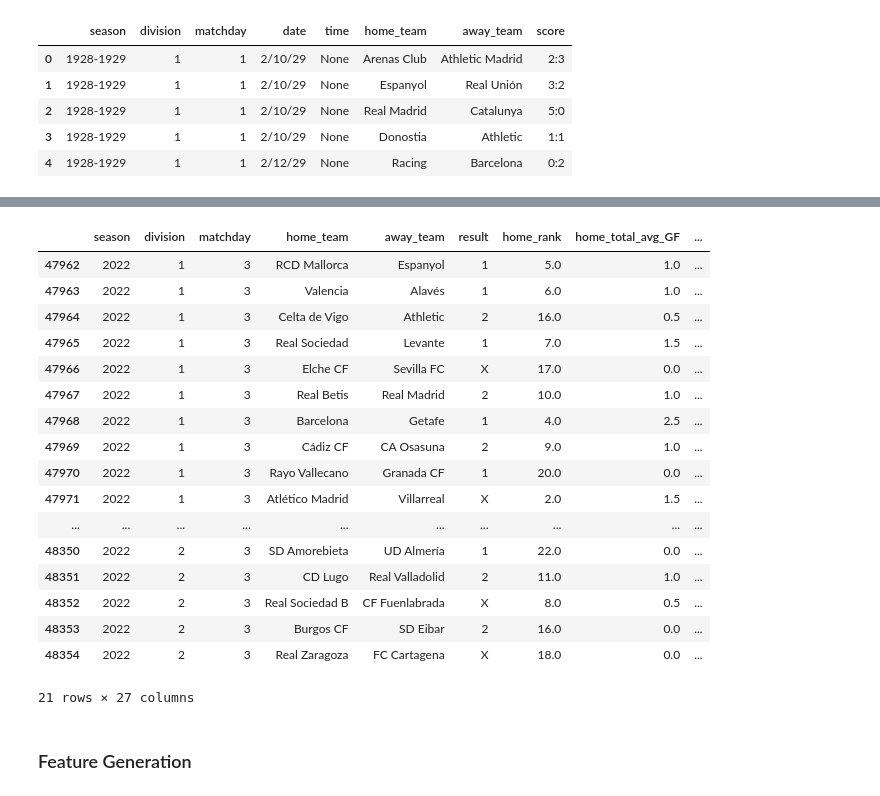
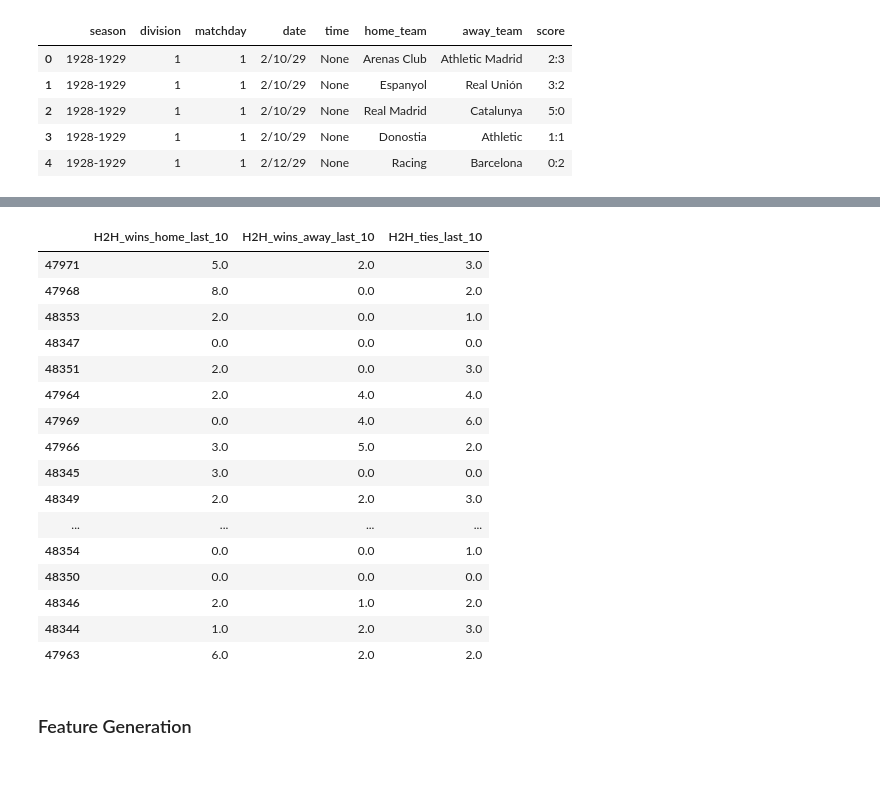
Before and after one commit to ManuIluro22/LaLiga, a Jupyter notebook: analysis/manu.ipynb, the cells around one changed output, grey strips where cells are left out. Saved outputs shown, nothing was run; the diff lists cells and outputs as text; code cells hidden in the pictures.

```diff
--- a/analysis/manu.ipynb
+++ b/analysis/manu.ipynb
@@ -267,5 +439,5 @@ class FeatureGenerator:
 # %%
-data = QuinielaDataframe(df.copy())
+data = LaLigaDataframe(df.copy())
 # %%
 data.generate_features()
 # %%
@@ -279,26 +451,25 @@ Index(['index', 'season', 'division', 'matchday', 'rank', 'team', 'GF', 'GA',
 # %%
 test = data.generate_matchday_dataframe()
 # %%
-test.df.loc[(test.df.season == 2022) & (test.df.matchday == 3)]
+test.df.loc[(test.df.season == 2022) & (test.df.matchday == 3)][["H2H_wins_home_last_10","H2H_wins_away_last_10","H2H_ties_last_10"]]
 # %% [output]
-|  | season | division | matchday | home_team | away_team | result | home_rank | home_total_avg_GF | ... |
-| 47962 | 2022 | 1 | 3 | RCD Mallorca | Espanyol | 1 | 5.0 | 1.0 | ... |
-| 47963 | 2022 | 1 | 3 | Valencia | Alavés | 1 | 6.0 | 1.0 | ... |
-| 47964 | 2022 | 1 | 3 | Celta de Vigo | Athletic | 2 | 16.0 | 0.5 | ... |
-| 47965 | 2022 | 1 | 3 | Real Sociedad | Levante | 1 | 7.0 | 1.5 | ... |
-| 47966 | 2022 | 1 | 3 | Elche CF | Sevilla FC | X | 17.0 | 0.0 | ... |
-| 47967 | 2022 | 1 | 3 | Real Betis | Real Madrid | 2 | 10.0 | 1.0 | ... |
-| 47968 | 2022 | 1 | 3 | Barcelona | Getafe | 1 | 4.0 | 2.5 | ... |
-| 47969 | 2022 | 1 | 3 | Cádiz CF | CA Osasuna | 2 | 9.0 | 1.0 | ... |
-| 47970 | 2022 | 1 | 3 | Rayo Vallecano | Granada CF | 1 | 20.0 | 0.0 | ... |
-| 47971 | 2022 | 1 | 3 | Atlético Madrid | Villarreal | X | 2.0 | 1.5 | ... |
-| ... | ... | ... | ... | ... | ... | ... | ... | ... | ... |
-| 48350 | 2022 | 2 | 3 | SD Amorebieta | UD Almería | 1 | 22.0 | 0.0 | ... |
-| 48351 | 2022 | 2 | 3 | CD Lugo | Real Valladolid | 2 | 11.0 | 1.0 | ... |
-| 48352 | 2022 | 2 | 3 | Real Sociedad B | CF Fuenlabrada | X | 8.0 | 0.5 | ... |
-| 48353 | 2022 | 2 | 3 | Burgos CF | SD Eibar | 2 | 16.0 | 0.0 | ... |
-| 48354 | 2022 | 2 | 3 | Real Zaragoza | FC Cartagena | X | 18.0 | 0.0 | ... |
+|  | H2H_wins_home_last_10 | H2H_wins_away_last_10 | H2H_ties_last_10 |
+| 47971 | 5.0 | 2.0 | 3.0 |
+| 47968 | 8.0 | 0.0 | 2.0 |
+| 48353 | 2.0 | 0.0 | 1.0 |
+| 48347 | 0.0 | 0.0 | 0.0 |
+| 48351 | 2.0 | 0.0 | 3.0 |
+| 47964 | 2.0 | 4.0 | 4.0 |
+| 47969 | 0.0 | 4.0 | 6.0 |
+| 47966 | 3.0 | 5.0 | 2.0 |
+| 48345 | 3.0 | 0.0 | 0.0 |
+| 48349 | 2.0 | 2.0 | 3.0 |
+| ... | ... | ... | ... |
+| 48354 | 0.0 | 0.0 | 1.0 |
+| 48350 | 0.0 | 0.0 | 0.0 |
+| 48346 | 2.0 | 1.0 | 2.0 |
+| 48344 | 1.0 | 2.0 | 3.0 |
+| 47963 | 6.0 | 2.0 | 2.0 |
-21 rows × 27 columns
 # %% [markdown]
 ### Feature Generation
 # %%
```
Also changed, not shown: parts of 3 cells of this notebook, 2 other files.
